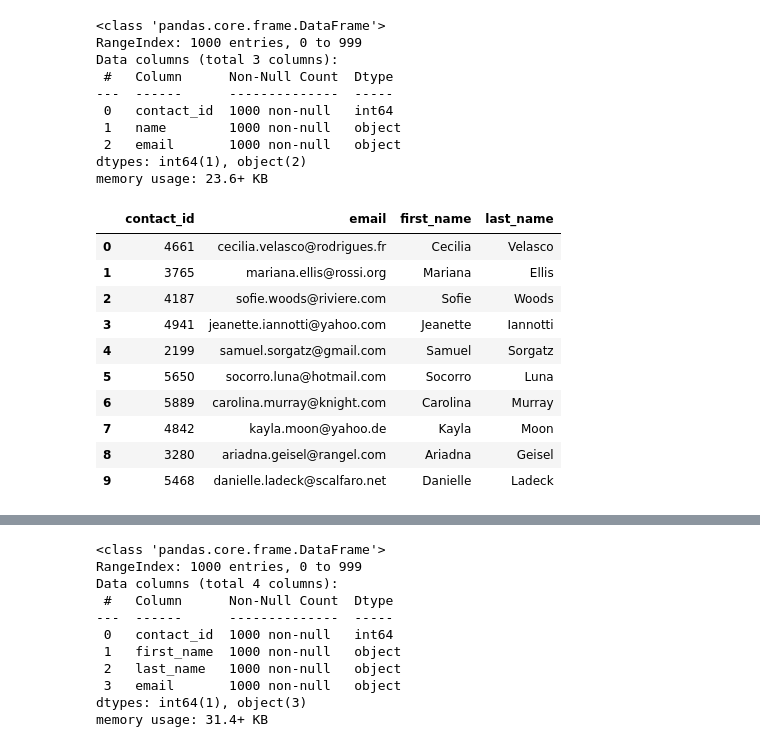
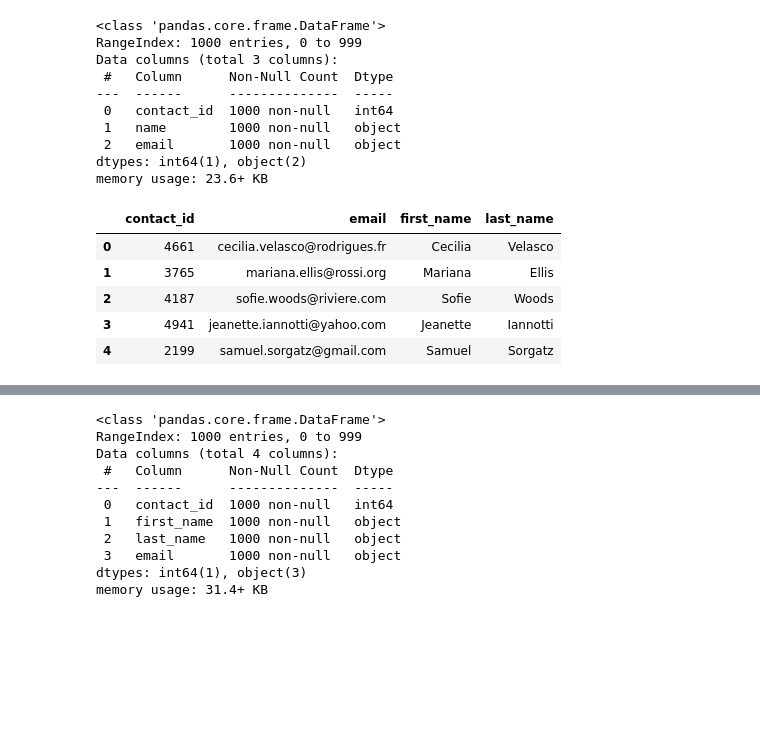
Before and after one commit to JAld3r/Crowdfunding_ETL, a Jupyter notebook: ETL_Mini_Project_Starter_Code_AParedes.ipynb, the cells around one changed output, grey strips where cells are left out. Cells and saved outputs as stored; diff of their text form; code cells hidden in the pictures; blank space fills up the shorter version.

```diff
--- a/ETL_Mini_Project_Starter_Code_AParedes.ipynb
+++ b/ETL_Mini_Project_Starter_Code_AParedes.ipynb
@@ -349,7 +349,7 @@ campaign_cleaned.to_csv("Resources/campaign.csv", index=False)
 ### Extract the contacts.xlsx Data.
 # %%
 # Read the data into a Pandas DataFrame. Use the `header=2` parameter when reading in the data.
-contact_info_df = pd.read_excel('Resources/contacts.xlsx', header=2)
+contact_info_df = pd.read_excel('Resources/contacts.xlsx', header=3)
 contact_info_df.head()
 # %% [output]
 |  | contact_info |
@@ -382,0 +373,21 @@ print(dict_values)
+# %%
+# Iterate through the contact_info_df and convert each row to a dictionary.
+import json
+dict_values = []
+dict_keys = []
+
+for i,row in contact_info_df.iterrows():
+    # Convert each row to a Python dictionary.
+    data=row[0]
+    converted_data=json.loads(data)
+    # Use a list comprehension to get the keys from the converted data.
+    key_values=[k for k,v in converted_data.items()]
+    # Use a list comprehension to get the values for each row.
+    actual_values=[v for k,v in converted_data.items()]
+    # Append the keys and list values to the lists created in step 1.
+    dict_values.append(actual_values)
+    dict_keys.append(key_values)
+
+
+# Print out the list of values for each row.
+print(dict_values)
@@ -383,6 +396,8 @@ print(dict_values)
 # %%
 # Create a contact_info DataFrame and add each list of values, i.e., each row
 # to the 'contact_id', 'name', 'email' columns.
+contact_info=pd.DataFrame(dict_values,columns=dict_keys[0])
+contact_info.head()
 # %% [output]
 |  | contact_id | name | email |
 | 0 | 4661 | Cecilia Velasco | cecilia.velasco@rodrigues.fr |
@@ -405,18 +421,15 @@ dtypes: int64(1), object(2)
 memory usage: 23.6+ KB
 # %%
 # Create a "first"name" and "last_name" column with the first and last names from the "name" column.
-
+contact_info[['first_name','last_name']] = contact_info['name'].str.split(' ',1,expand=True)
 
 # Drop the contact_name column
+contact_info.drop(['name'], axis=1, inplace=True)
+contact_info.head()
 # %% [output]
 |  | contact_id | email | first_name | last_name |
 | 0 | 4661 | cecilia.velasco@rodrigues.fr | Cecilia | Velasco |
 | 1 | 3765 | mariana.ellis@rossi.org | Mariana | Ellis |
 | 2 | 4187 | sofie.woods@riviere.com | Sofie | Woods |
 | 3 | 4941 | jeanette.iannotti@yahoo.com | Jeanette | Iannotti |
 | 4 | 2199 | samuel.sorgatz@gmail.com | Samuel | Sorgatz |
-| 5 | 5650 | socorro.luna@hotmail.com | Socorro | Luna |
-| 6 | 5889 | carolina.murray@knight.com | Carolina | Murray |
-| 7 | 4842 | kayla.moon@yahoo.de | Kayla | Moon |
-| 8 | 3280 | ariadna.geisel@rangel.com | Ariadna | Geisel |
-| 9 | 5468 | danielle.ladeck@scalfaro.net | Danielle | Ladeck |
```
Also changed, not shown: parts of 22 cells of this notebook.
